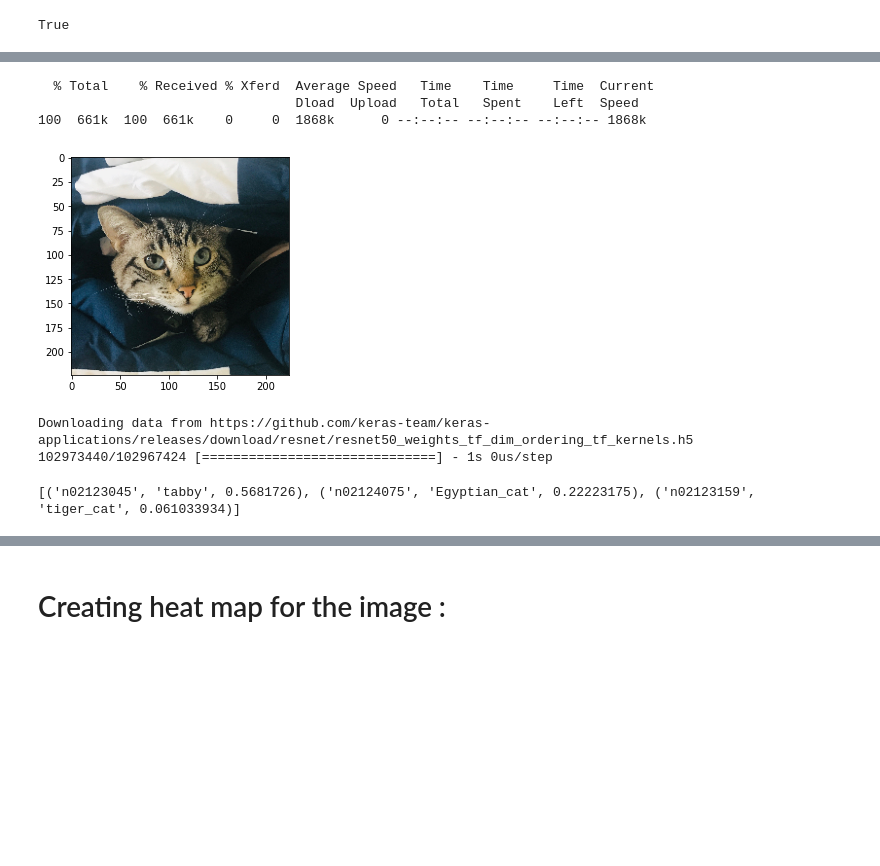
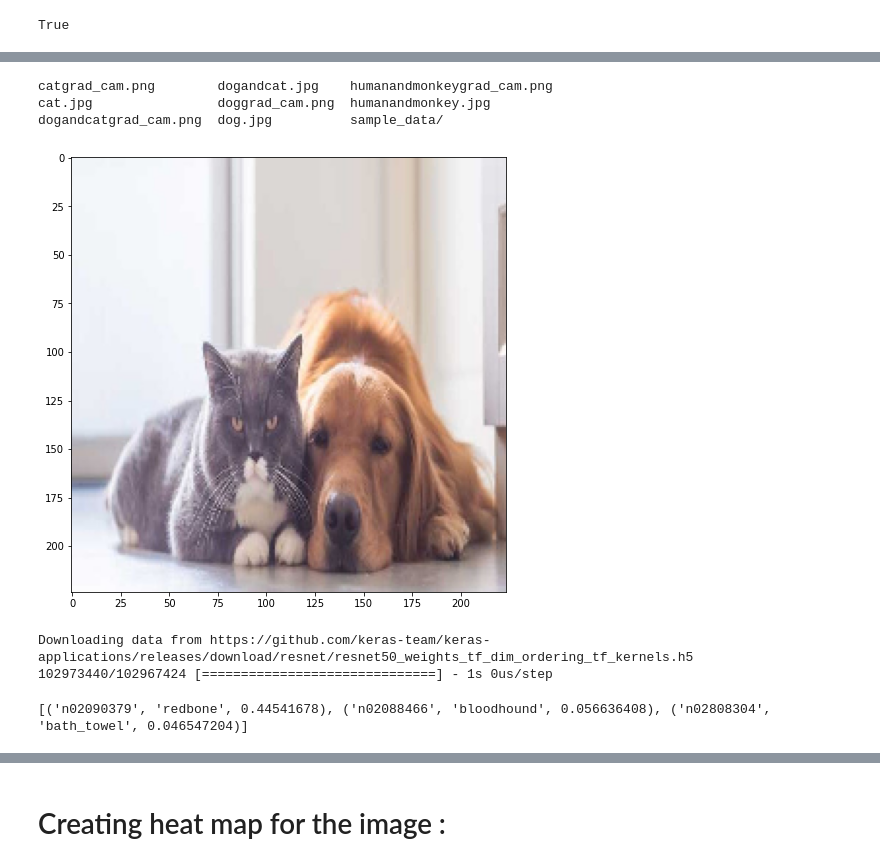
Before and after one commit to adithi-su/Image-Classification-, a Jupyter notebook: Image_Classification_.ipynb, the cells around one changed output, grey strips where cells are left out. Cells and saved outputs as stored; diff of their text form; code cells hidden in the pictures; blank space fills up the shorter version.

```diff
--- a/Image_Classification_.ipynb
+++ b/Image_Classification_.ipynb
@@ -37,14 +44,16 @@ import matplotlib.pyplot as plt
+# %%
+ls
+# %% [output]
+catgrad_cam.png        dogandcat.jpg    humanandmonkeygrad_cam.png
+cat.jpg                doggrad_cam.png  humanandmonkey.jpg
+dogandcatgrad_cam.png  dog.jpg          sample_data/
 # %%
-!curl https://raw.githubusercontent.com/PracticalDL/Practical-Deep-Learning-Book/master/sample-images/cat.jpg --output cat.jpg
-img_path = 'cat.jpg'
+img_path = 'dogandcat.jpg'
 img = image.load_img(img_path, target_size=(224,224))
 plt.imshow(img)
 plt.show()
 # %% [output]
-  % Total    % Received % Xferd  Average Speed   Time    Time     Time  Current
-                                 Dload  Upload   Total   Spent    Left  Speed
-100  661k  100  661k    0     0  1868k      0 --:--:-- --:--:-- --:--:-- 1868k
-[figure, old version]
+[figure, new version]
 # %%
 #pretrained model requires resizing our image to 224x224 pixels
 #pretrained models require batch of images as input, so when only one image is available, the dimension needs to be changes from 3 to 4 -> expand_dims
@@ -69,5 +78,5 @@ def classify(img_path):
 # %%
 classify(img_path) #test 1
 # %% [output]
-[('n02123045', 'tabby', 0.5681726), ('n02124075', 'Egyptian_cat', 0.22223175), ('n02123159', 'tiger_cat', 0.061033934)]
+[('n02090379', 'redbone', 0.44541678), ('n02088466', 'bloodhound', 0.056636408), ('n02808304', 'bath_towel', 0.046547204)]
 # %%
```
Also changed, not shown: parts of 11 cells of this notebook, 1 other file.
